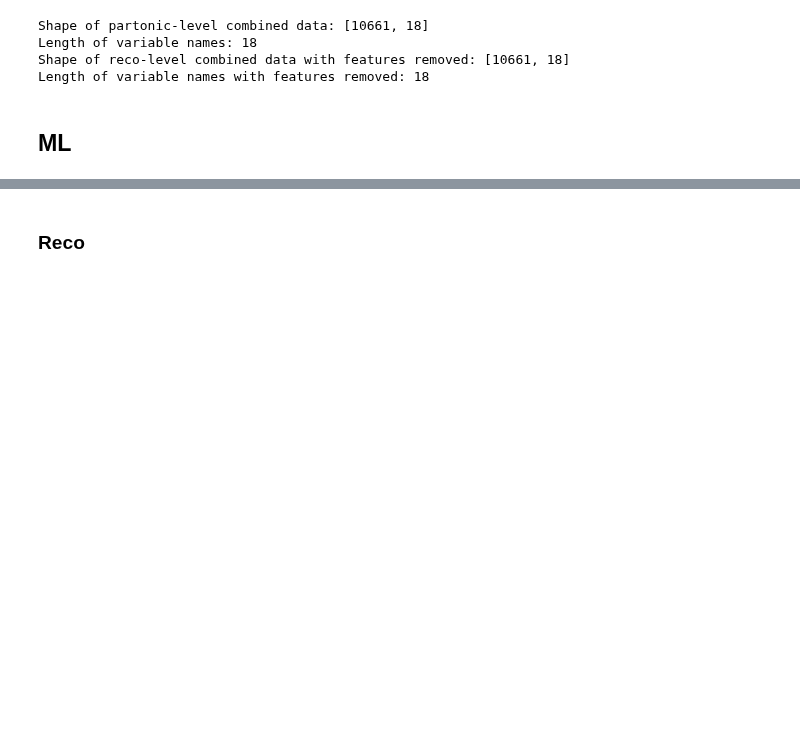
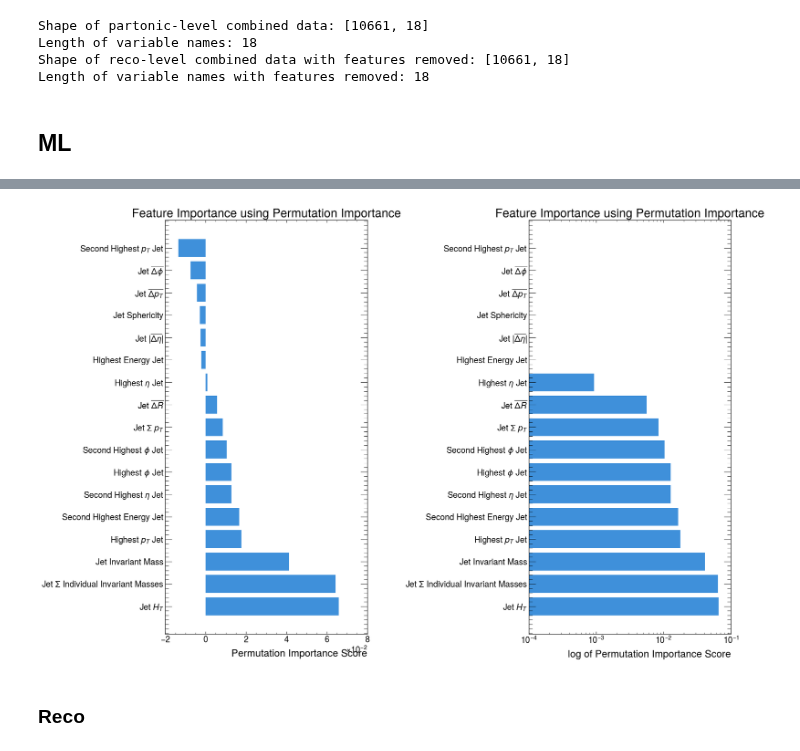
Before and after one commit to archiebrooks02/MPHYS-4Top, a Jupyter notebook: ML_bigdata.ipynb, the cells around one changed output, grey strips where cells are left out. Drawn from its saved outputs; the diff is of its cells as text; code cells hidden in the pictures; blank space fills up the shorter version.

```diff
--- a/ML_bigdata.ipynb
+++ b/ML_bigdata.ipynb
@@ -1225,0 +2033,21 @@ Length of variable names with features removed: 18
+# %%
+X_test_tensor_reco_matched = torch.as_tensor(X_test_scaled_reco_matched, dtype=torch.float)
+y_test_tensor_reco_matched = torch.as_tensor(y_test_reco_matched, dtype=torch.long)
+
+X_test_var_reco_matched, y_test_var_reco_matched = Variable(X_test_tensor_reco_matched), Variable(y_test_tensor_reco_matched)
+out_reco_matched, prob_reco_matched = NN_clf_reco_matched(X_test_var_reco_matched)
+y_pred_NN_reco_matched = (prob_reco_matched.cpu().detach().numpy().argmax(axis=1))
+
+decisions_nn_reco_matched = (NN_clf_reco_matched(X_test_var_reco_matched)[1][:, 1].cpu().detach().numpy())
+
+fpr_nn_reco_matched, tpr_nn_reco_matched, thresholds_nn_reco_matched = roc_curve(y_test_reco_matched, decisions_nn_reco_matched)
+
+ams_nn_reco_matched = AMS(tpr_nn_reco_matched,fpr_nn_reco_matched,b_reg)
+
+auc_score_reco_matched = roc_auc_score(y_test_reco_matched,decisions_nn_reco_matched)
+
+cm_reco_matched = confusion_matrix(y_test_reco_matched, y_pred_NN_reco_matched)
+precision_reco_matched = precision_score(y_test_reco_matched, y_pred_NN_reco_matched)
+recall_reco_matched = recall_score(y_test_reco_matched, y_pred_NN_reco_matched)
+f1_reco_matched = f1_score(y_test_reco_matched, y_pred_NN_reco_matched)
+auc_pr_reco_matched = average_precision_score(y_test_reco_matched,y_pred_NN_reco_matched)
@@ -1226,3 +2099,28 @@ Length of variable names with features removed: 18
+# %%
+results_reco_matched = permutation_importance(NN_clf_reco_matched, X_test_tensor_reco_matched, y_test_tensor_reco_matched, n_repeats=30, random_state=42)
+feature_names_reco_matched = variable_names_reco_reduced_matched
+
+importance_scores_reco_matched = results_reco_matched.importances_mean
+
+feature_importance_reco_matched = sorted(zip(importance_scores_reco_matched), reverse=True)
+
+sorted_indices_reco_matched = np.argsort(importance_scores_reco_matched)[::-1]
+
+sorted_importance_scores_reco_matched = importance_scores_reco_matched[sorted_indices_reco_matched]
+sorted_feature_names_reco_matched = np.array(feature_names_reco_matched)[sorted_indices_reco_matched]
+fig, ax = plt.subplots(1,2,figsize=(20, 15))
+ax[0].barh(sorted_feature_names_reco_matched, sorted_importance_scores_reco_matched, align='center')
+ax[0].set_xlabel('Permutation Importance Score')
+ax[0].set_title('Feature Importance using Permutation Importance')
+
+ax[1].barh(sorted_feature_names_reco_matched, sorted_importance_scores_reco_matched, align='center')
+ax[1].set_xlabel('log of Permutation Importance Score')
+ax[1].set_xscale('log')
+ax[1].set_title('Feature Importance using Permutation Importance')
+plt.subplots_adjust(wspace=0.8)
+plt.show()
+# %% [output]
+[figure, added]
 # %% [markdown]
 ### Reco
 # %%
```
Also changed, not shown: parts of 48 cells of this notebook.
